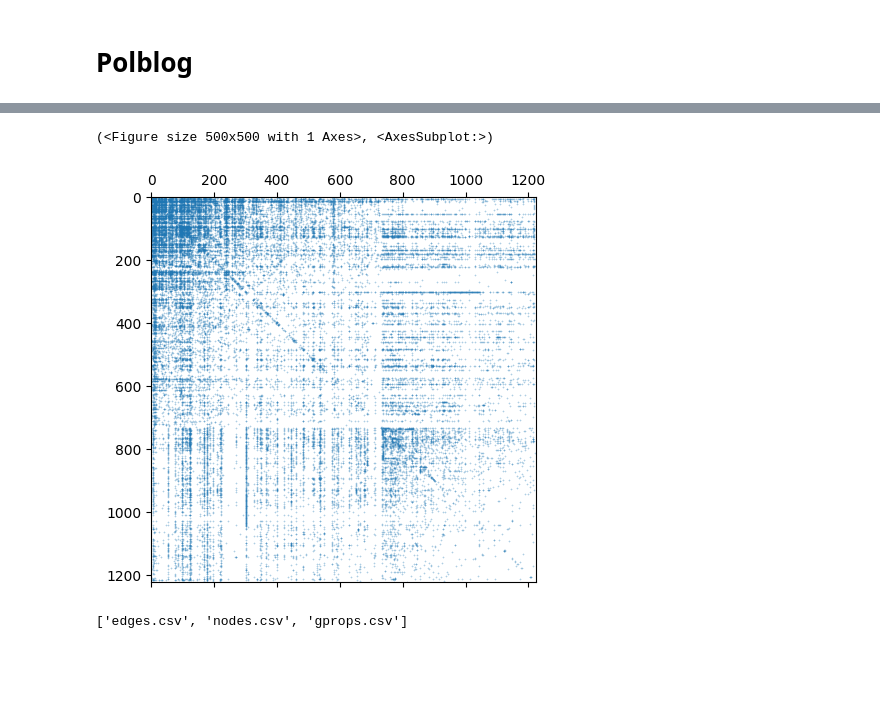
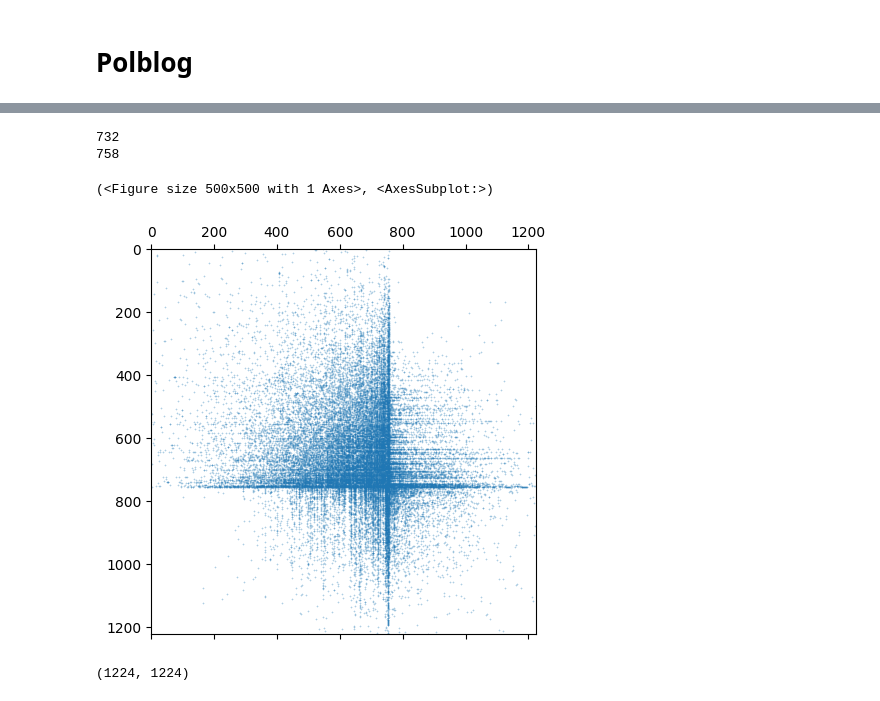
Before and after one commit to dufourc1/pygraphon, a Jupyter notebook: experiments/nb_pictures.ipynb, the cells around one changed output, grey strips where cells are left out. Drawn from its saved outputs; the diff is of its cells as text; code cells hidden in the pictures; blank space fills up the shorter version.

```diff
--- a/experiments/nb_pictures.ipynb
+++ b/experiments/nb_pictures.ipynb
@@ -216,7 +211,37 @@ array([0, 0, 0, ..., 1, 1, 1], dtype=int64)
-# %%
-spy(A)
-# %% [output]
-(<Figure size 500x500 with 1 Axes>, <AxesSubplot:>)
-[figure, removed]
+# %%
+num_liberals = np.sum(z == 0)
+num_conservatives = np.sum(z == 1)
+print(num_conservatives)
+print(num_liberals)
+# %% [output]
+732
+758
+# %%
+import networkx as nx
+
+# Create a graph from the adjacency matrix
+G = nx.from_numpy_array(A)
+
+# Compute the degrees of the nodes
+degrees = dict(G.degree())
+
+# Sort nodes by increasing degrees within each membership group
+nodes_0 = [node for node in G.nodes() if z[node] == 0]
+nodes_1 = [node for node in G.nodes() if z[node] == 1]
+
+nodes_0_sorted = sorted(nodes_0, key=lambda node: degrees[node])
+nodes_1_sorted = sorted(nodes_1, key=lambda node: degrees[node], reverse=True)
+
+# Create the reordered adjacency matrix
+reordered_A = nx.adjacency_matrix(G, nodelist=nodes_0_sorted + nodes_1_sorted).toarray()
+
+spy(reordered_A)
+# %% [output]
+(<Figure size 500x500 with 1 Axes>, <AxesSubplot:>)
+[figure, added]
+# %%
+reordered_A.shape
+# %% [output]
+(1224, 1224)
 # %%
 est = SmoothNetHist()
@@ -224,7 +249,0 @@ first_hist_olhede = est._first_approximate_graphon_from_adjacency(adjacencyMatri
-# %%
-with ZipFile(io.BytesIO(response.content)) as myzip:
-   print(myzip.namelist())
-   with myzip.open(myzip.namelist()[1]) as myfile:
-      df2 = pd.read_csv(myfile)
-# %% [output]
-['edges.csv', 'nodes.csv', 'gprops.csv']
```
Also changed, not shown: parts of 18 cells of this notebook.
